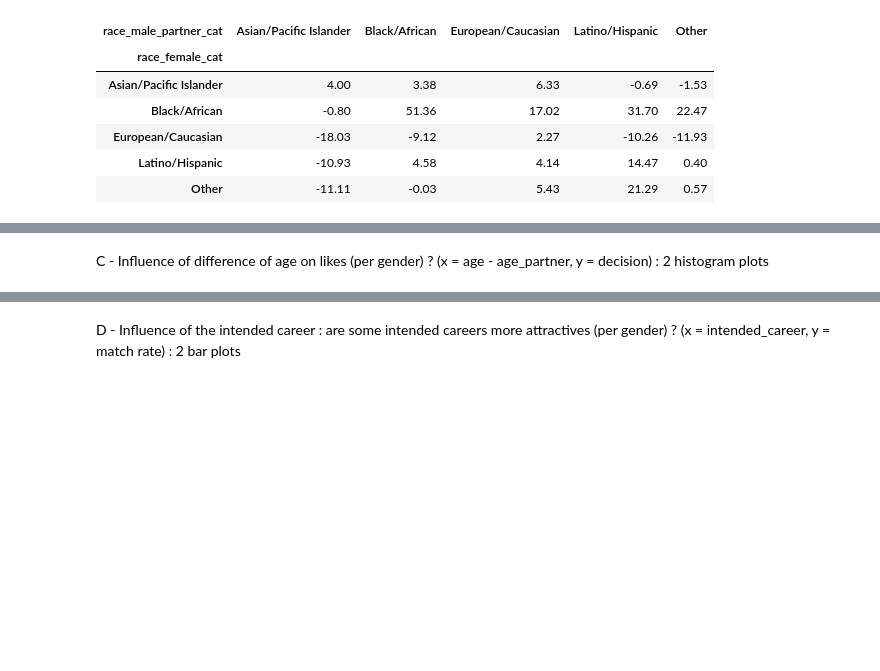
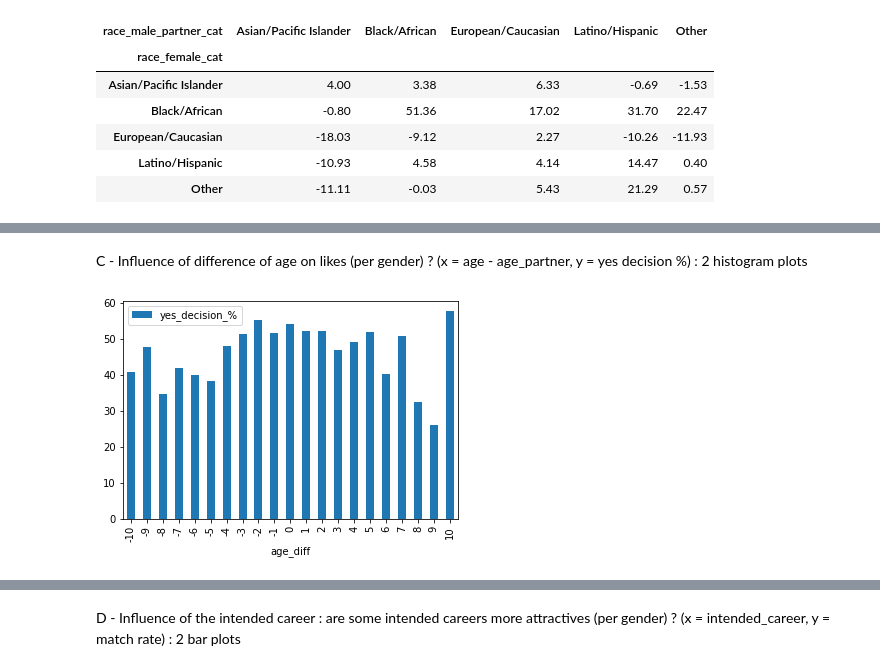
Before and after one commit to RemiArsac/Jedha_module2_speed_dating_project, a Jupyter notebook: 01-Project_speed_dating.ipynb, the cells around one changed output, grey strips where cells are left out. Saved outputs shown, nothing was run; the diff lists cells and outputs as text; code cells hidden in the pictures; blank space fills up the shorter version.

```diff
--- a/01-Project_speed_dating.ipynb
+++ b/01-Project_speed_dating.ipynb
@@ -352,2 +387,16 @@ plt.show();
 # %% [markdown]
-C - Influence of difference of age on likes (per gender) ? (x = age - age_partner, y = decision) : 2 histogram plots
+C - Influence of difference of age on likes (per gender) ? (x = age - age_partner, y = yes decision %) : 2 histogram plots
+# %%
+dff['age_diff'] = dff['age'] - dff['age_partner']
+dffM = dff.loc[dff['gender_cat']=='M',:]
+dffF = dff.loc[dff['gender_cat']=='F',:]
+# %%
+dffM1C = dffM.groupby(['age_diff']).agg({'decision':'sum', 'decision_cat':'count'})
+dffM1C = dffM1C.rename(columns={'decision':'yes_decision', 'decision_cat':'total'})
+dffM1C['yes_decision_%'] = np.round(dffM1C['yes_decision'] / dffM1C['total']*100,2)
+dffM1C =  dffM1C.reset_index()
+dffM1C =  dffM1C.loc[abs(dffM1C['age_diff'])<=10,:]
+#display(dffM1C)
+dffM1C.plot.bar(x='age_diff', y='yes_decision_%');
+# %% [output]
+[figure, added]
```
Also changed, not shown: parts of 6 cells of this notebook.
